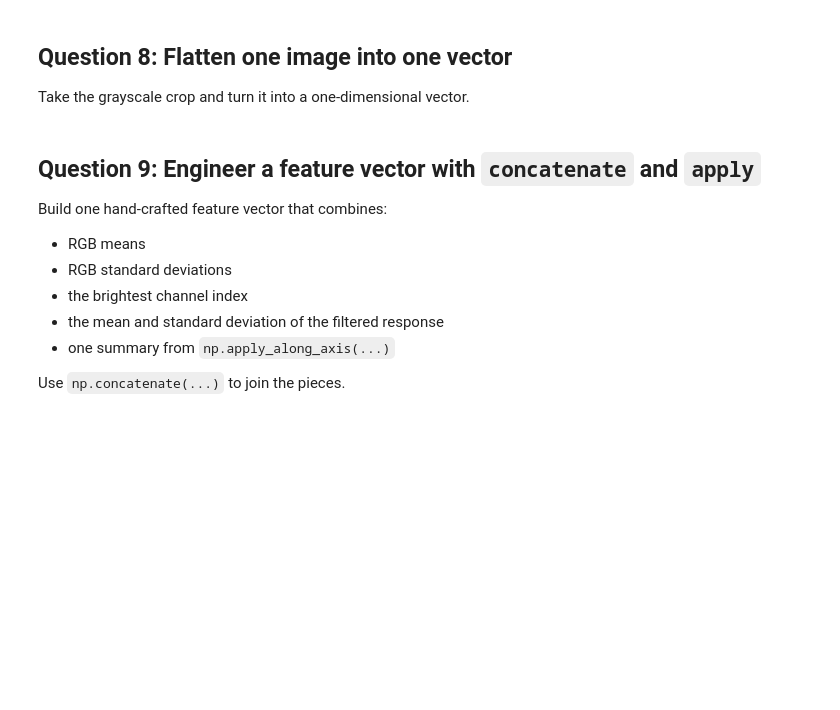
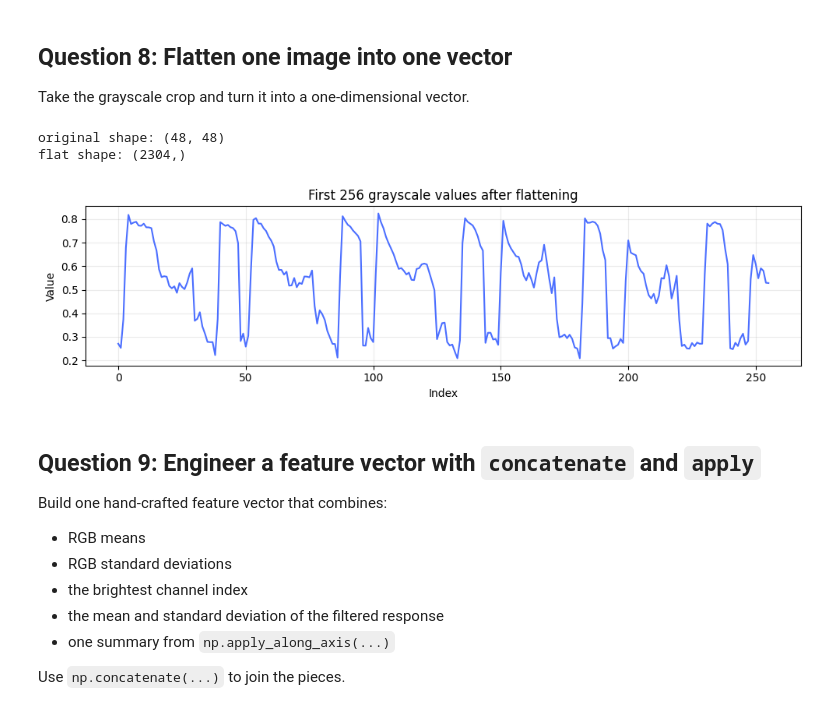
Before and after one commit to vgu-dsai-2026/lab-1-numpy-bobochann, a Jupyter notebook: notebook.ipynb, the cells around one changed output. Saved outputs shown, nothing was run; the diff lists cells and outputs as text; code cells hidden in the pictures; blank space fills up the shorter version.

```diff
--- a/notebook.ipynb
+++ b/notebook.ipynb
@@ -364,21 +395,24 @@ plt.show()
 Take the grayscale crop and turn it into a one-dimensional vector.
 # %%
 def flatten_image(image: np.ndarray) -> np.ndarray:
+    return image.reshape(-1)
     # TODO: return a 1D vector version of the image.
-    raise NotImplementedError("Flatten the image into one vector.")
-
 
 sample_flat = flatten_image(sample_gray)
 print("original shape:", sample_gray.shape)
 print("flat shape:", sample_flat.shape)
 fig, ax = plt.subplots(figsize=(10, 3))
 ax.plot(sample_flat[:256], color="#4C6FFF")
 ax.set_title("First 256 grayscale values after flattening")
 ax.set_xlabel("Index")
 ax.set_ylabel("Value")
 ax.grid(alpha=0.25)
 fig.tight_layout()
 plt.show()
+# %% [output]
+original shape: (48, 48)
+flat shape: (2304,)
+[figure, added]
 # %% [markdown]
 ## Question 9: Engineer a feature vector with `concatenate` and `apply`
 
```
Also changed, not shown: parts of 4 cells of this notebook.
